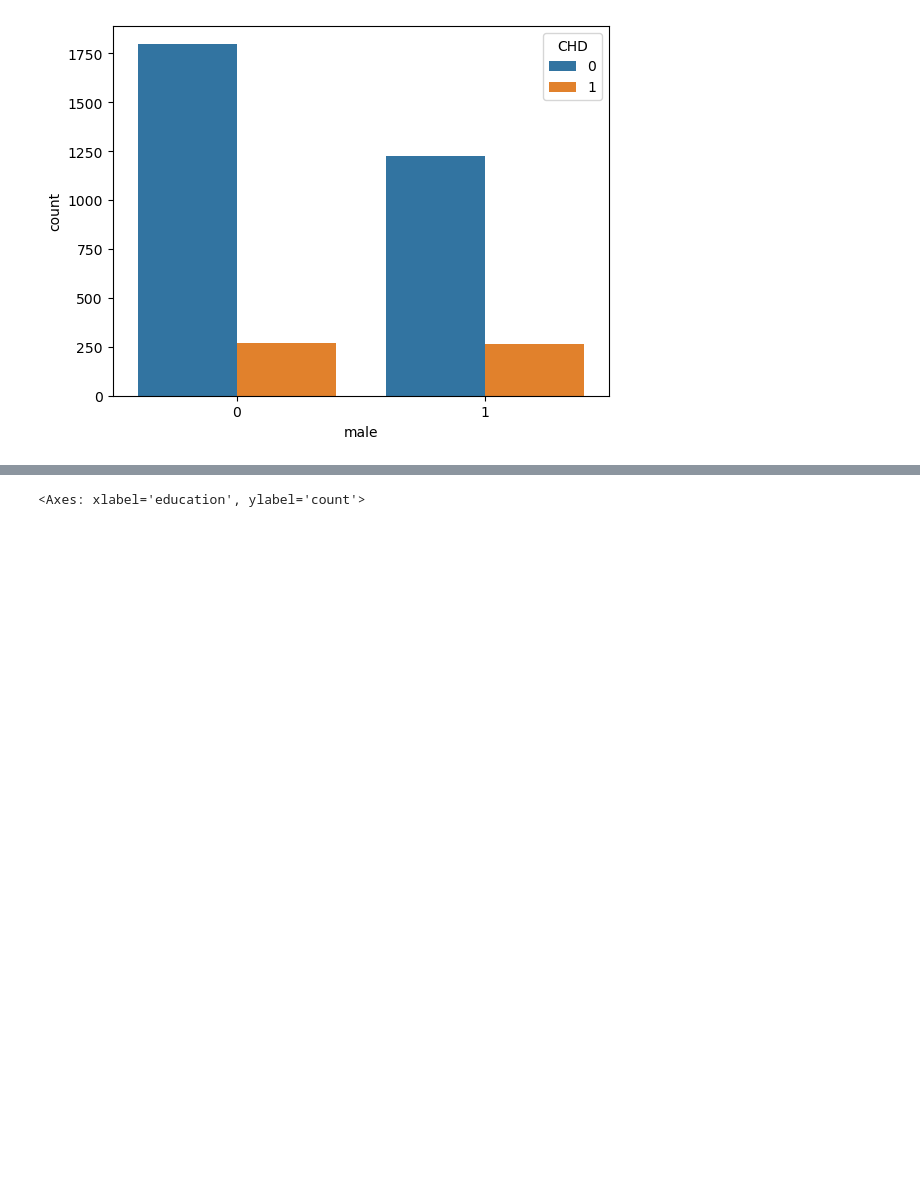
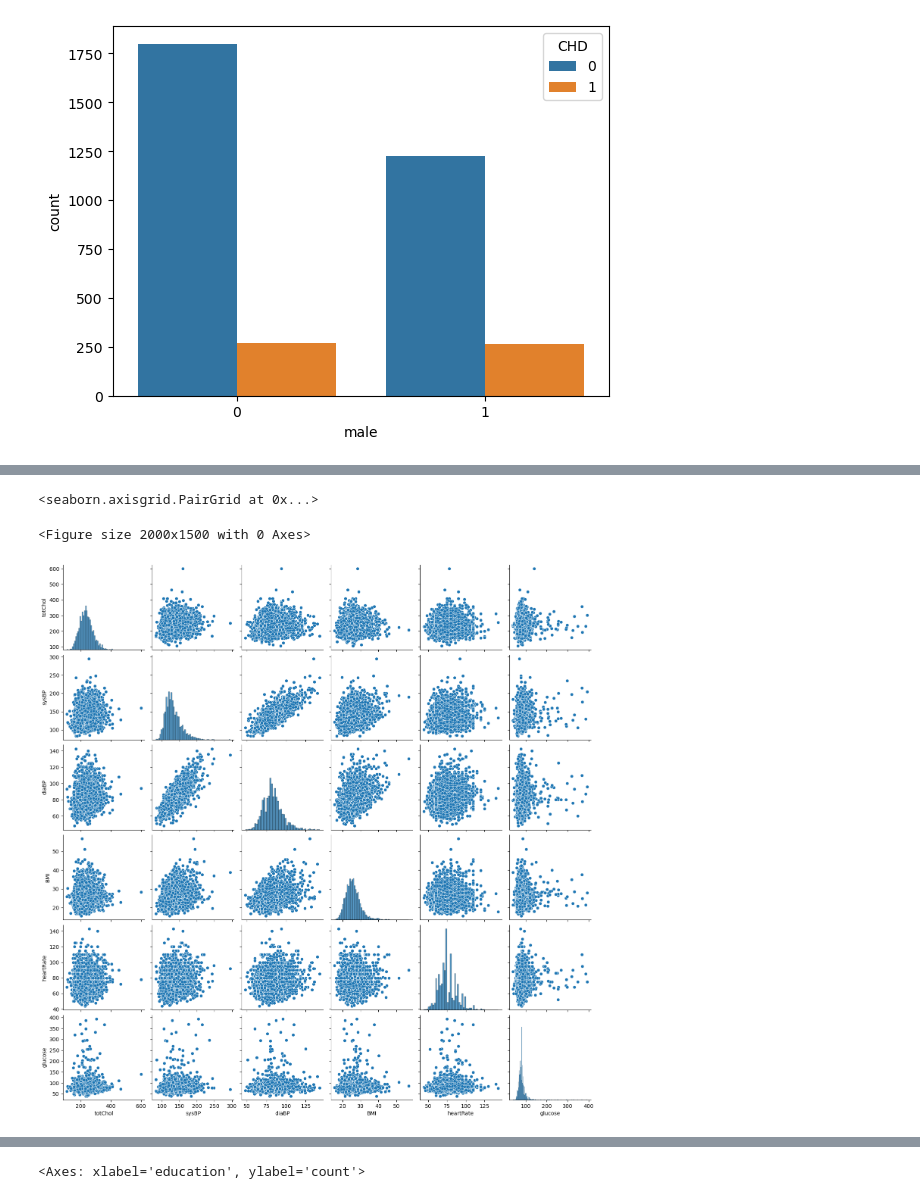
Before and after one commit to karanpunjabi18/The-Framingham-Heart-Study, a Jupyter notebook: Framingham Heart Study EDA.ipynb, the cells around one changed output, grey strips where cells are left out. Saved outputs shown, nothing was run; the diff lists cells and outputs as text; code cells hidden in the pictures; blank space fills up the shorter version.

```diff
--- a/Framingham Heart Study EDA.ipynb
+++ b/Framingham Heart Study EDA.ipynb
@@ -179,0 +204,8 @@ sns.countplot(x=train_data['male'], hue=train_data['CHD'])
+# %%
+# To understand correlation between some features, pairplot is used
+plt.figure(figsize=(20,15))
+sns.pairplot(train_data.loc[:,'totChol': 'glucose'])
+# %% [output]
+<seaborn.axisgrid.PairGrid at 0x...>
+<Figure size 2000x1500 with 0 Axes>
+[figure, added]
```
Also changed, not shown: parts of 18 cells of this notebook.
